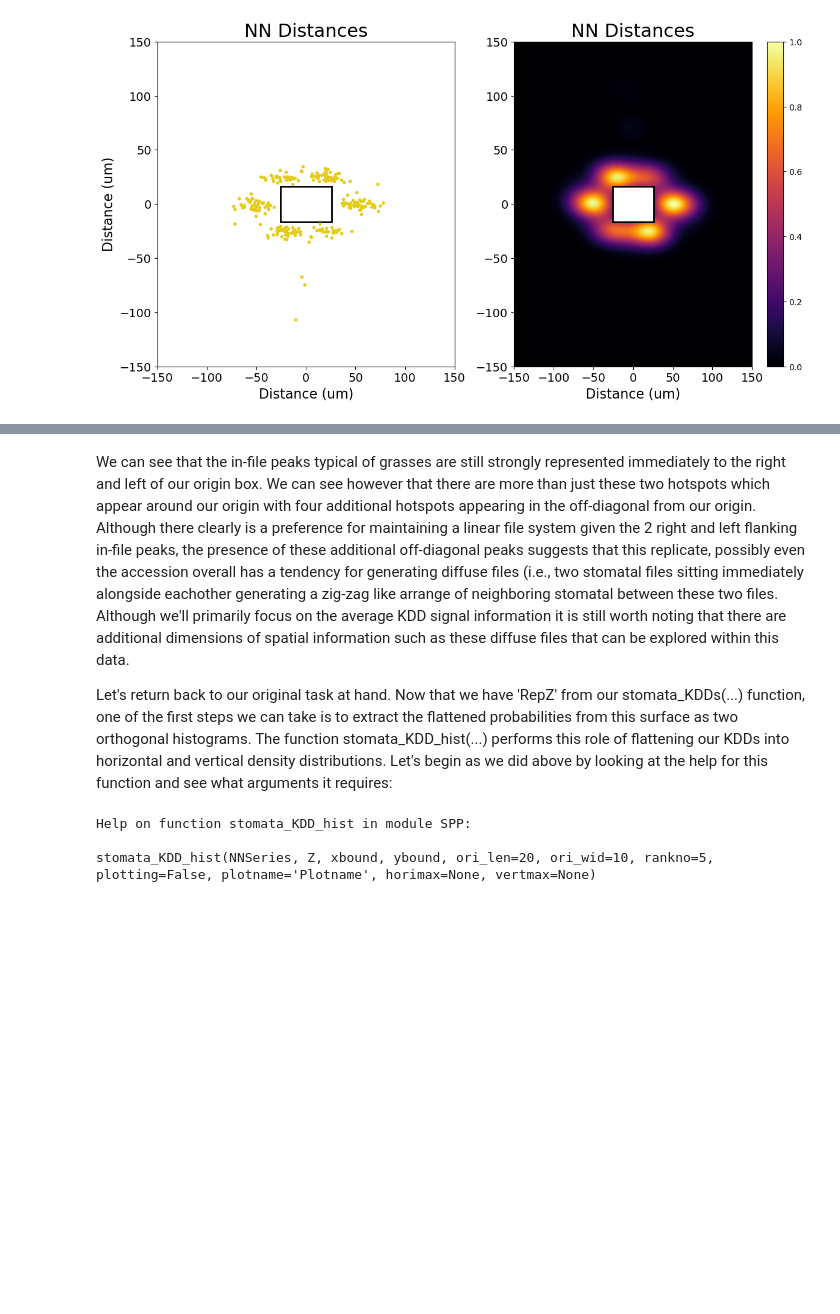
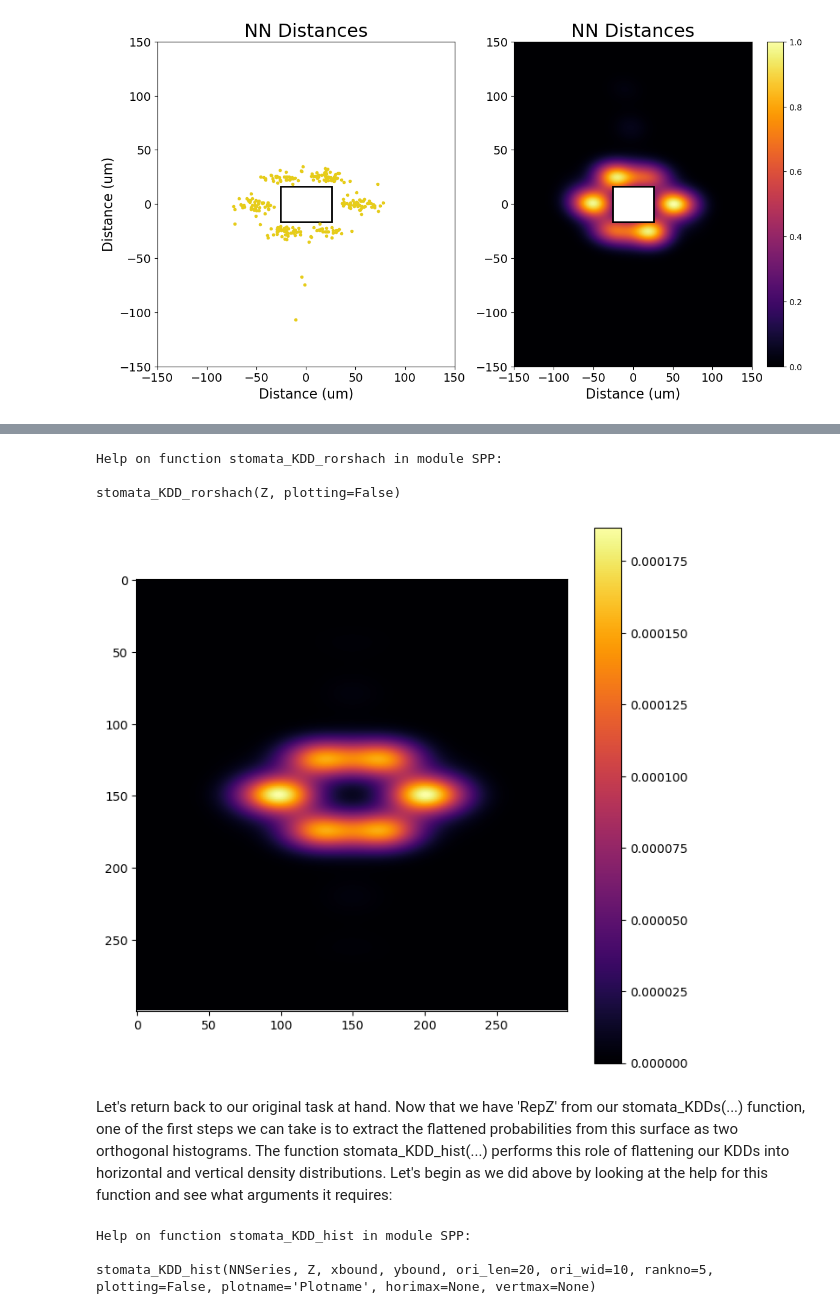
Before and after one commit to jgerardhodge/pySPP, a Jupyter notebook: SPP_Binder_Demo.ipynb, the cells around one changed output, grey strips where cells are left out. Cells and saved outputs as stored; diff of their text form; code cells hidden in the pictures; blank space fills up the shorter version.

```diff
--- a/SPP_Binder_Demo.ipynb
+++ b/SPP_Binder_Demo.ipynb
@@ -299,6 +286,13 @@ RepZ1=SPP.stomata_KDDs(RepNNs, xbound, ybound, SC_lengths_mu, SC_widths_mu, rank
+# %%
+help(SPP.stomata_KDD_rorshach)
+
+RepZ1norm=SPP.stomata_KDD_rorshach(RepZ1, True)
+# %% [output]
+Help on function stomata_KDD_rorshach in module SPP:
+
+stomata_KDD_rorshach(Z, plotting=False)
+[figure, added]
 # %% [markdown]
-We can see that the in-file peaks typical of grasses are still strongly represented immediately to the right and left of our origin box. We can see however that there are more than just these two hotspots which appear around our origin with four additional hotspots appearing in the off-diagonal from our origin.  Although there clearly is a preference for maintaining a linear file system given the 2 right and left flanking in-file peaks, the presence of these additional off-diagonal peaks suggests that this replicate, possibly even the accession overall has a tendency for generating diffuse files (i.e., two stomatal files sitting immediately alongside eachother generating a zig-zag like arrange of neighboring stomatal between these two files. Although we'll primarily focus on the average KDD signal information it is still worth noting that there are additional dimensions of spatial information such as these diffuse files that can be explored within this data.
-
 Let's return back to our original task at hand. Now that we have 'RepZ' from our stomata_KDDs(...) function, one of the first steps we can take is to extract the flattened probabilities from this surface as two orthogonal histograms. The function stomata_KDD_hist(...) performs this role of flattening our KDDs into horizontal and vertical density distributions.  Let's begin as we did above by looking at the help for this function and see what arguments it requires:
 # %%
 help(SPP.stomata_KDD_hist)
```
Also changed, not shown: parts of 23 cells of this notebook, 1 other file.
